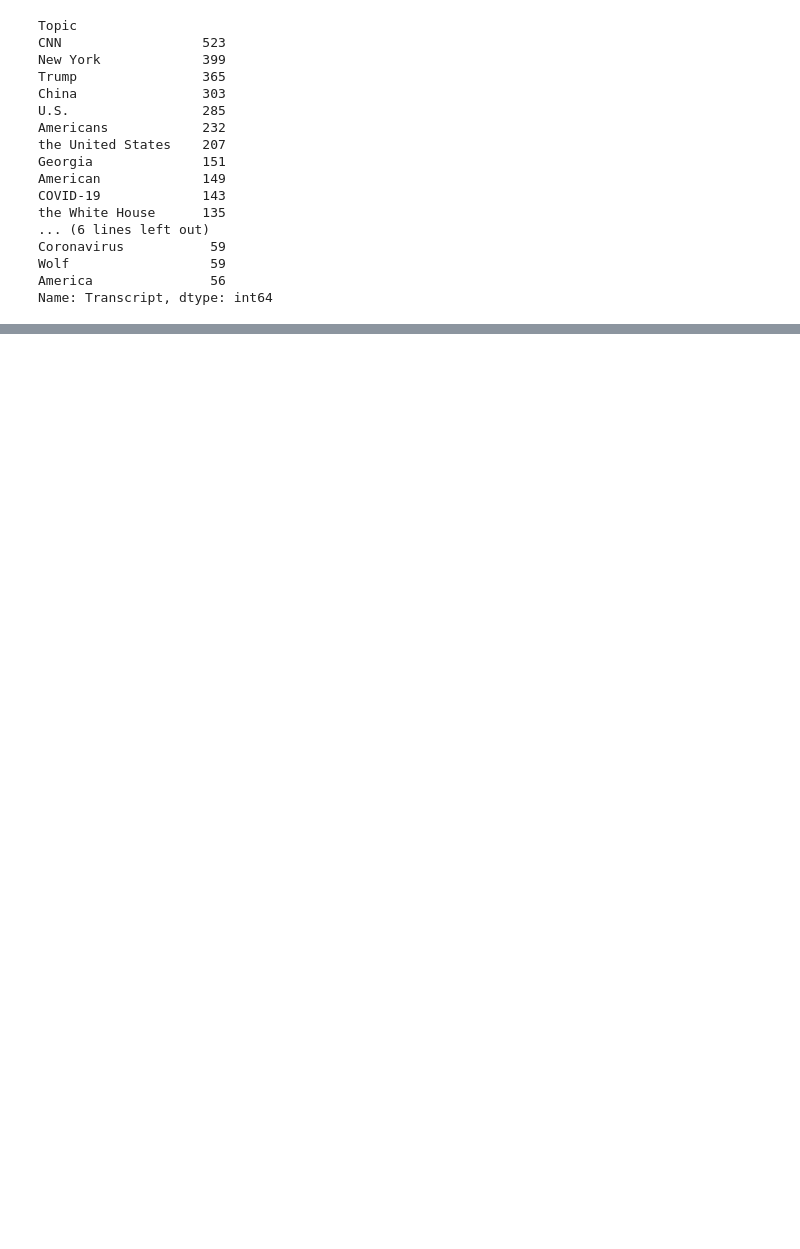
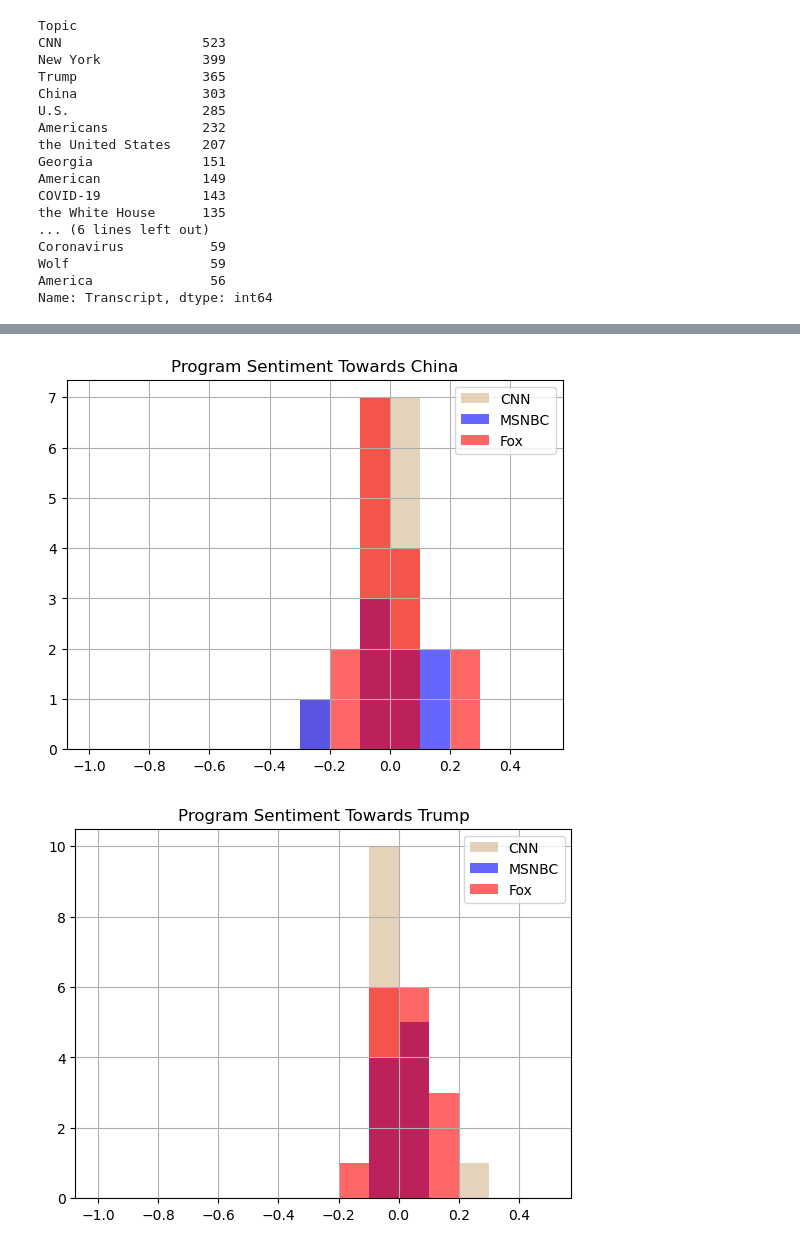
Before and after one commit to thesethb/MA491, a Jupyter notebook: Post-AY23/post_trans_analysis_cleaned.ipynb, the cells around one changed output, grey strips where cells are left out. Cells and saved outputs as stored; diff of their text form; code cells hidden in the pictures; blank space fills up the shorter version.

```diff
--- a/Post-AY23/post_trans_analysis_cleaned.ipynb
+++ b/Post-AY23/post_trans_analysis_cleaned.ipynb
@@ -199,0 +202,25 @@ for w in words:
+# %%
+old_file = "../AY23 Runs/Outputs/new processed_transcripts_April2020.csv"
+old_df = pd.read_csv(old_file)
+old_df['Station'] = old_df['Program'].str.split().str[0]
+programs = ['CNN','MSNBC','Fox']
+for w in words:
+    for i in range(len(data)):
+        trdf = old_df[old_df['Station'] == programs[i]]
+        #print(trdf)
+        #trdf.Topic = trdf.Topic.apply(lambda x: x.strip('][').split(', '))
+        #trdf = trdf.explode('Topic').reset_index(drop=True)
+        freq_df = trdf.pivot_table(index='Program', columns='Topic', values = 'Sentiment', aggfunc=len, fill_value=0)
+        freq_df_new = TfidfTransformer().fit_transform(freq_df.to_numpy()).toarray()
+
+        #keyword sentiment
+        sent_df = trdf.pivot_table(index='Program', columns='Topic', values='Sentiment', aggfunc=np.mean, fill_value=0)
+        #print(sent_df['Trump'])
+        plt_df = sent_df.loc[sent_df[w] != 0]
+        plt_df[w].hist(bins=[-1,-.9,-.8,-.7,-.6,-.5,-.4,-.3,-.2,-.1,0,.1,.2,.3,.4,.5], color = colors[i], alpha = 0.6, label=programs[i])#0.8 - .2*i)
+    plt.title("Program Sentiment Towards " + w)
+    plt.legend()
+    plt.show()
+# %% [output]
+[figure, added]
+[figure, added]
```
Also changed, not shown: parts of 11 cells of this notebook, 40 other files.
